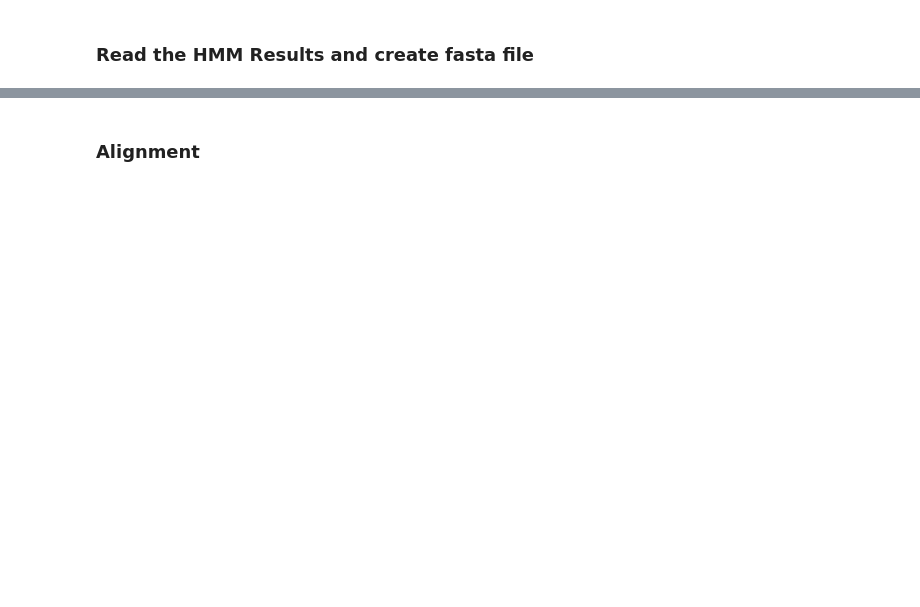
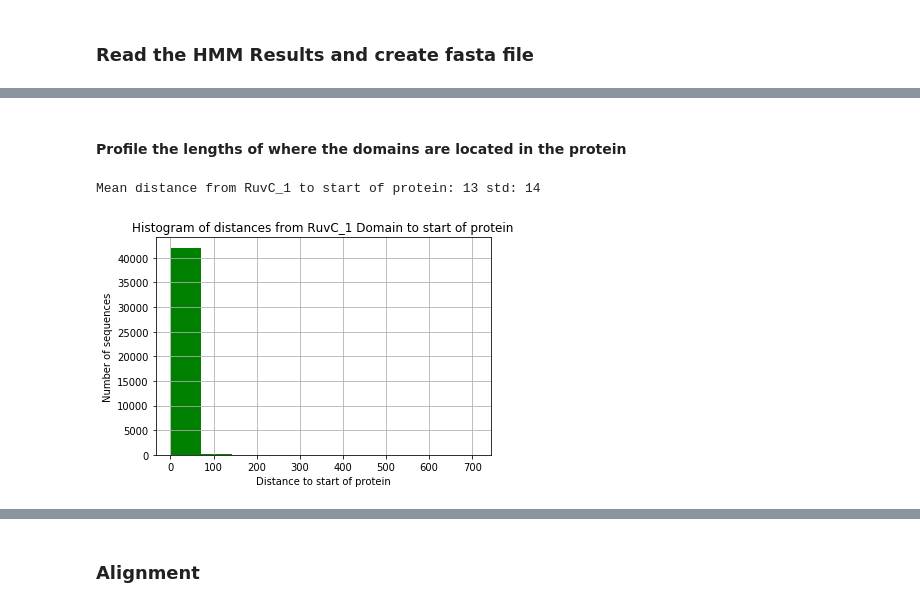
Before and after one commit to skDooley/TRACR_RNA, a Jupyter notebook: Step1-OrthoFinder.ipynb, the cells around one changed output, grey strips where cells are left out. Cells and saved outputs as stored; diff of their text form; code cells hidden in the pictures; blank space fills up the shorter version.

```diff
--- a/Step1-OrthoFinder.ipynb
+++ b/Step1-OrthoFinder.ipynb
@@ -142,0 +199,2 @@ qsub ../scripts/hpc/HMMSearch.sub
+# %%
+hits = load(open("pickles/%s_HMM_DOMAIN_Search_Results.p" % (gene),"rb"))
@@ -142,0 +234,31 @@ qsub ../scripts/hpc/HMMSearch.sub
+# %% [markdown]
+#### Profile the lengths of where the domains are located in the protein
+# %%
+from pandas import Series
+ruvC1Coords = []
+ruvC3Coords = []
+samples = []
+difs = []
+for sample in hasAllDomains:
+    ruc1Start = hits.samples[sample]["RuvC_1_Cas9"].start
+    ruc3End = hits.samples[sample]["RuvC_3_Cas9"].dend
+    ruvC1Coords.append(ruc1Start)
+    ruvC3Coords.append(ruc3End)
+    difs.append(ruc3End-ruc1Start)
+    samples.append(sample)
+
+ruvC1Dists = Series(ruvC1Coords,index=samples)
+ruvC3Dists = Series(ruvC3Coords,index=samples)
+
+print ("\nMean distance from RuvC_1 to start of protein: %.0f std: %.0f" % (ruvC1Dists.mean(), ruvC1Dists.std()))
+
+# the histogram of the data
+n, bins, patches = plt.hist(ruvC1Dists,facecolor='green')
+plt.xlabel('Distance to start of protein')
+plt.ylabel('Number of sequences')
+plt.title("Histogram of distances from RuvC_1 Domain to start of protein")
+plt.grid(True)
+plt.show()
+# %% [output]
+Mean distance from RuvC_1 to start of protein: 13 std: 14
+[figure, added]
```
Also changed, not shown: parts of 80 cells of this notebook, 36 other files.
